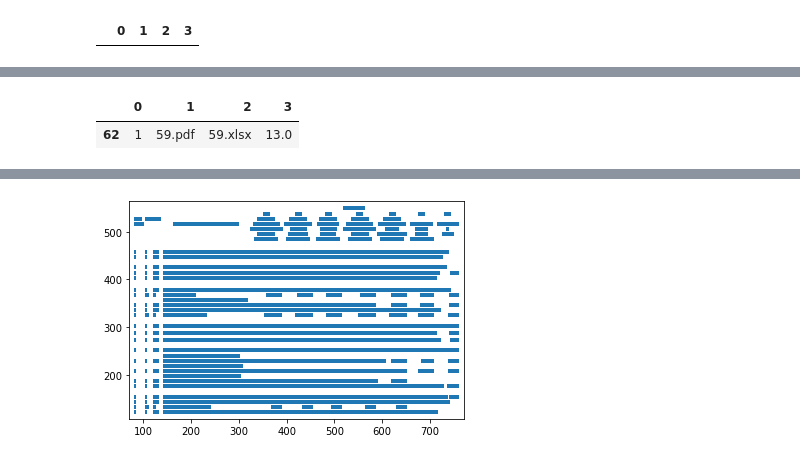
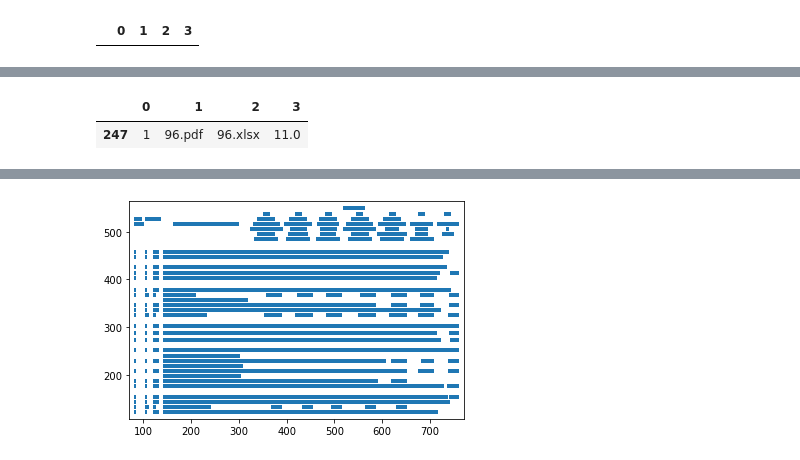
Before and after one commit to josemoragonzalez/Presupuesto2023, a Jupyter notebook: scraperCA.ipynb, the cells around one changed output, grey strips where cells are left out. Saved outputs shown, nothing was run; the diff lists cells and outputs as text; code cells hidden in the pictures.

```diff
--- a/scraperCA.ipynb
+++ b/scraperCA.ipynb
@@ -97,8 +96,8 @@ dft
 # %%
-listatemp = lista10[lista10[2]=='59.xlsx']
+listatemp = lista10[lista10[2]=='96.xlsx']
 listatemp
 # %% [output]
 |  | 0 | 1 | 2 | 3 |
-| 62 | 1 | 59.pdf | 59.xlsx | 13.0 |
+| 247 | 1 | 96.pdf | 96.xlsx | 11.0 |
 # %%
 dftotal = pd.DataFrame()
```
Also changed, not shown: parts of 7 cells of this notebook, 25 other files.
